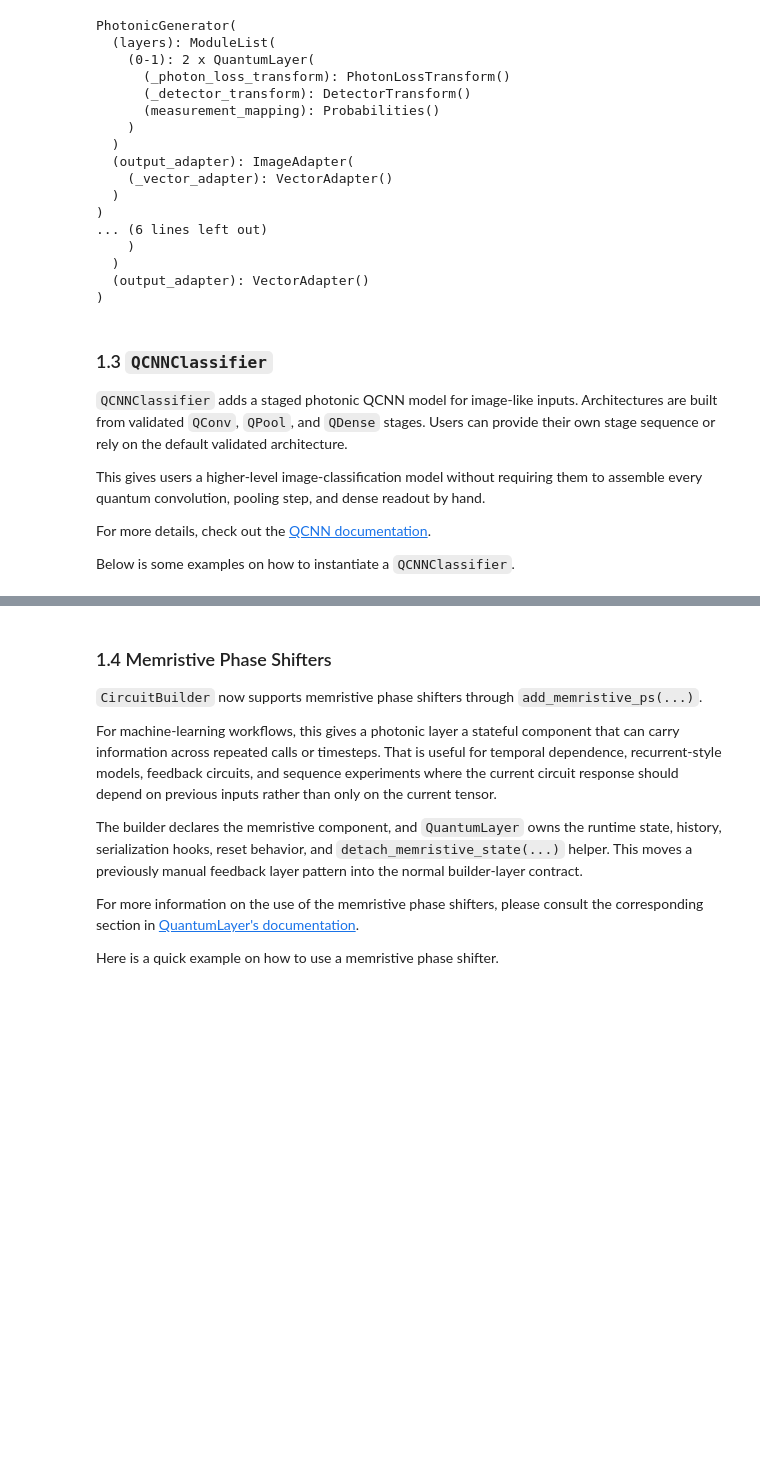
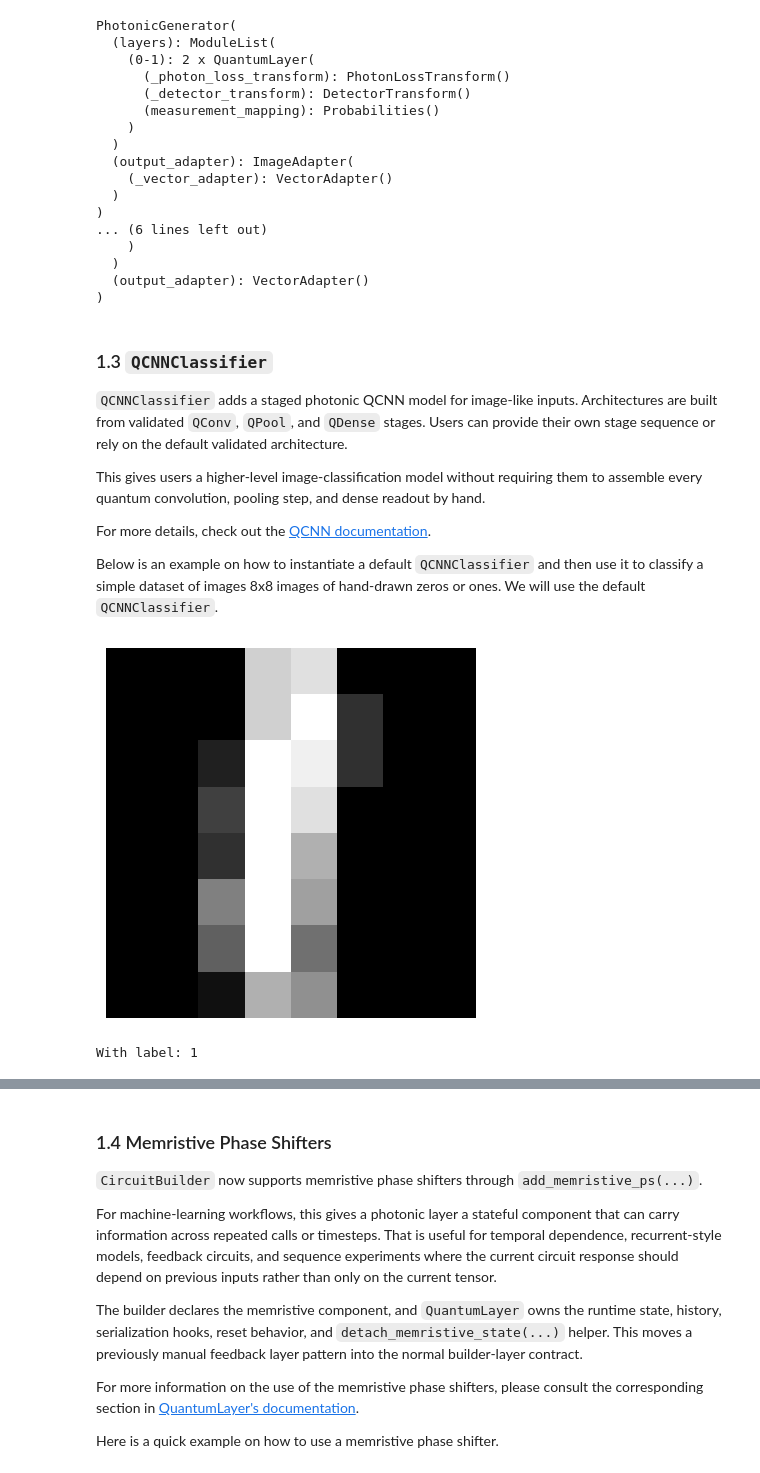
Before and after one commit to Tancredoss/merlin, a Jupyter notebook: docs/source/notebooks/release_highlights/release_0,4_highlights.ipynb, the cells around one changed output, grey strips where cells are left out. Cells and saved outputs as stored; diff of their text form; code cells hidden in the pictures; blank space fills up the shorter version.

```diff
--- a/docs/source/notebooks/release_highlights/release_0,4_highlights.ipynb
+++ b/docs/source/notebooks/release_highlights/release_0,4_highlights.ipynb
@@ -188,5 +222,37 @@ hand.
 
 For more details, check out the [QCNN documentation](../../user_guide/models/qcnn.rst).
 
-Below is some examples on how to instantiate a `QCNNClassifier`.
+Below is an example on how to instantiate a default `QCNNClassifier` and then use it to classify a simple dataset of images 8x8 images of hand-drawn zeros or ones. We will use the default `QCNNClassifier`.
+# %%
+# 0. Get the data
+mnist_x, mnist_y = load_digits(return_X_y=True)
+
+# Keep only selected classes
+mask = np.isin(mnist_y, [0,1])
+mnist_x = mnist_x[mask]
+mnist_y = mnist_y[mask]
+
+# Train/test split
+train_features, test_features, train_labels, test_labels = train_test_split(
+    mnist_x, mnist_y, test_size=200,
+)# Since there are only 360 data points in this specific dataset with labels = 0 or 1, that implies that we will have 160 training points.
+
+#transform to tensors
+train_features=torch.tensor(train_features)
+test_features=torch.tensor(test_features)
+train_labels=torch.tensor(train_labels)
+test_labels=torch.tensor(test_labels)
+
+# Reshape to 8×8 images
+train_features = train_features.reshape(-1,1, 8, 8)
+test_features = test_features.reshape(-1,1, 8, 8)
+
+
+plt.imshow(train_features[0][0], cmap="gray")
+plt.axis("off")  # hide axes
+plt.show()
+print(f"With label: {train_labels[0]}")
+# %% [output]
+[figure, added]
+With label: 1
 # %%
```
Also changed, not shown: parts of 12 cells of this notebook.
